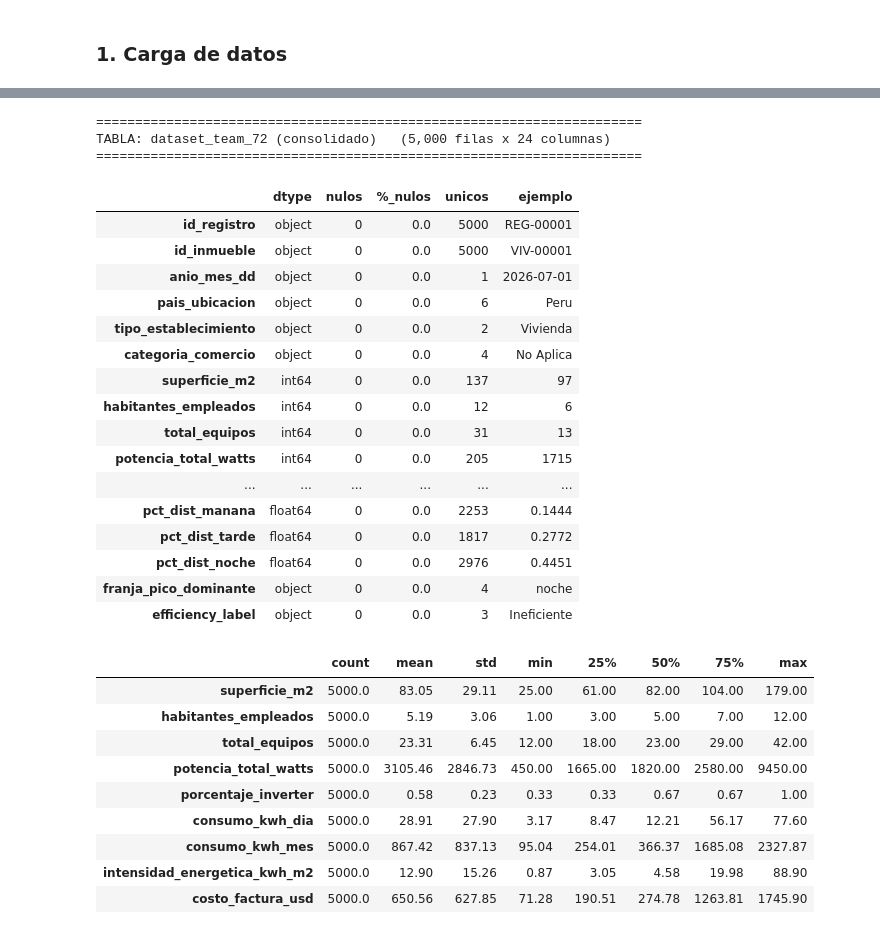
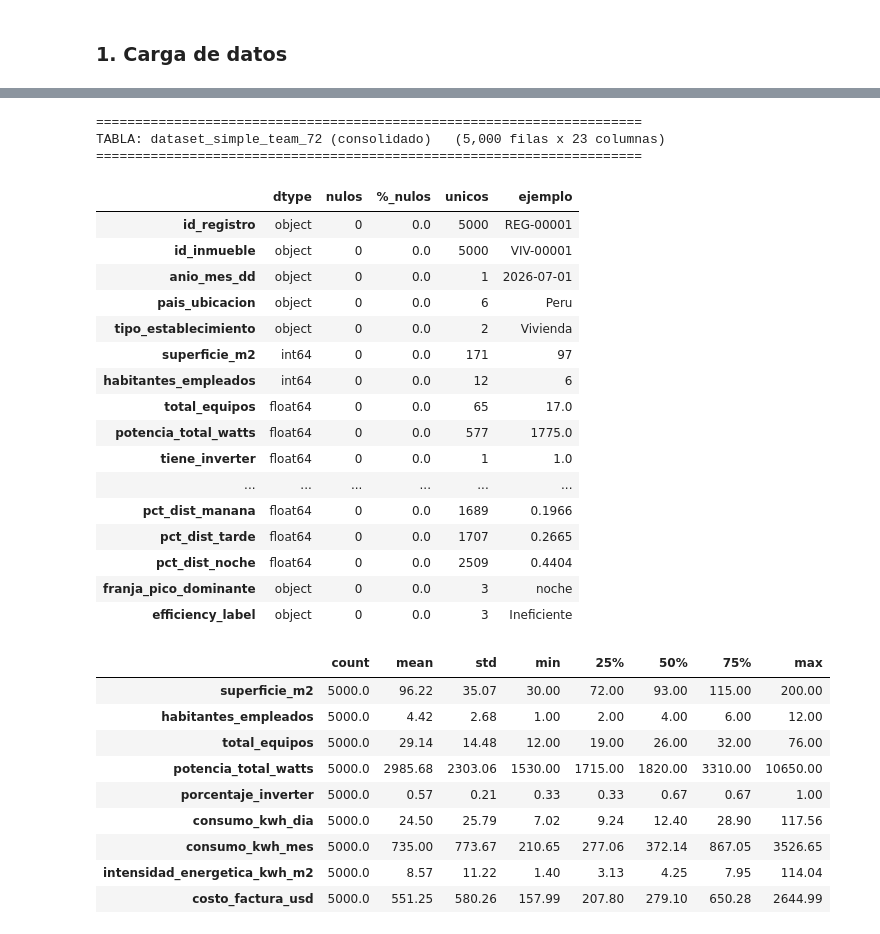
Before and after one commit to No-Country-simulation/G9-LATAM-Team-72-EnergiAI, a Jupyter notebook: EnergiAI_MVP_Team_72.ipynb, the cells around one changed output, grey strips where cells are left out. Drawn from its saved outputs; the diff is of its cells as text; code cells hidden in the pictures.

```diff
--- a/EnergiAI_MVP_Team_72.ipynb
+++ b/EnergiAI_MVP_Team_72.ipynb
@@ -44,16 +67,16 @@ Librerias cargadas.
 ### 1. Carga de datos
 # %%
 # Resolucion robusta de la ruta de datos
-CANDIDATES = ["data_Team_72_EnergiAI", "data/data_Team_72_EnergiAI", ".", "data"]
-DATA_DIR = next((c for c in CANDIDATES if os.path.exists(os.path.join(c, "dataset_team_72.csv"))), None)
-assert DATA_DIR is not None, "No encuentro los CSV. Coloca la carpeta data_Team_72_EnergiAI junto al notebook."
+CANDIDATES = ["data_simple_Team_72_EnergiAI", "data/data_simple_Team_72_EnergiAI", ".", "data"]
+DATA_DIR = next((c for c in CANDIDATES if os.path.exists(os.path.join(c, "dataset_simple_team_72.csv"))), None)
+assert DATA_DIR is not None, "No encuentro los CSV. Coloca la carpeta data_simple_Team_72_EnergiAI junto al notebook."
 print("Usando DATA_DIR =", os.path.abspath(DATA_DIR))
 
 est = pd.read_csv(os.path.join(DATA_DIR, "establecimientos.csv"))
 eq  = pd.read_csv(os.path.join(DATA_DIR, "inventario_equipos.csv"))
 con = pd.read_csv(os.path.join(DATA_DIR, "consumo_mensual.csv"))
 cur = pd.read_csv(os.path.join(DATA_DIR, "curva_carga_horaria.csv"))
-ds  = pd.read_csv(os.path.join(DATA_DIR, "dataset_team_72.csv"))
+ds  = pd.read_csv(os.path.join(DATA_DIR, "dataset_simple_team_72.csv"))
 
 tablas = {"establecimientos": est, "inventario_equipos": eq,
           "consumo_mensual": con, "curva_carga_horaria": cur, "dataset (consolidado)": ds}
@@ -145,8 +162,8 @@ TABLA: curva_carga_horaria   (20,000 filas x 4 columnas)
 # %%
-perfilar(ds, "dataset_team_72 (consolidado)")
+perfilar(ds, "dataset_simple_team_72 (consolidado)")
 # %% [output]
 ======================================================================
-TABLA: dataset_team_72 (consolidado)   (5,000 filas x 24 columnas)
+TABLA: dataset_simple_team_72 (consolidado)   (5,000 filas x 23 columnas)
 ======================================================================
 |  | dtype | nulos | %_nulos | unicos | ejemplo |
 | id_registro | object | 0 | 0.0 | 5000 | REG-00001 |
@@ -154,34 +171,34 @@ TABLA: dataset_team_72 (consolidado)   (5,000 filas x 24 columnas)
 | anio_mes_dd | object | 0 | 0.0 | 1 | 2026-07-01 |
 | pais_ubicacion | object | 0 | 0.0 | 6 | Peru |
 | tipo_establecimiento | object | 0 | 0.0 | 2 | Vivienda |
-| categoria_comercio | object | 0 | 0.0 | 4 | No Aplica |
-| superficie_m2 | int64 | 0 | 0.0 | 137 | 97 |
+| superficie_m2 | int64 | 0 | 0.0 | 171 | 97 |
 | habitantes_empleados | int64 | 0 | 0.0 | 12 | 6 |
-| total_equipos | int64 | 0 | 0.0 | 31 | 13 |
-| potencia_total_watts | int64 | 0 | 0.0 | 205 | 1715 |
+| total_equipos | float64 | 0 | 0.0 | 65 | 17.0 |
+| potencia_total_watts | float64 | 0 | 0.0 | 577 | 1775.0 |
+| tiene_inverter | float64 | 0 | 0.0 | 1 | 1.0 |
 | ... | ... | ... | ... | ... | ... |
-| pct_dist_manana | float64 | 0 | 0.0 | 2253 | 0.1444 |
-| pct_dist_tarde | float64 | 0 | 0.0 | 1817 | 0.2772 |
-| pct_dist_noche | float64 | 0 | 0.0 | 2976 | 0.4451 |
-| franja_pico_dominante | object | 0 | 0.0 | 4 | noche |
+| pct_dist_manana | float64 | 0 | 0.0 | 1689 | 0.1966 |
+| pct_dist_tarde | float64 | 0 | 0.0 | 1707 | 0.2665 |
+| pct_dist_noche | float64 | 0 | 0.0 | 2509 | 0.4404 |
+| franja_pico_dominante | object | 0 | 0.0 | 3 | noche |
 | efficiency_label | object | 0 | 0.0 | 3 | Ineficiente |
 # %%
 # Estadisticos descriptivos de las variables numericas clave
 num_cols = ["superficie_m2","habitantes_empleados","total_equipos","potencia_total_watts",
             "porcentaje_inverter","consumo_kwh_dia","consumo_kwh_mes",
             "intensidad_energetica_kwh_m2","costo_factura_usd"]
-ds[num_cols].describe().T.round(2)
+ds[[c for c in num_cols if c in ds.columns]].describe().T.round(2)
 # %% [output]
 |  | count | mean | std | min | 25% | 50% | 75% | max |
-| superficie_m2 | 5000.0 | 83.05 | 29.11 | 25.00 | 61.00 | 82.00 | 104.00 | 179.00 |
-| habitantes_empleados | 5000.0 | 5.19 | 3.06 | 1.00 | 3.00 | 5.00 | 7.00 | 12.00 |
-| total_equipos | 5000.0 | 23.31 | 6.45 | 12.00 | 18.00 | 23.00 | 29.00 | 42.00 |
-| potencia_total_watts | 5000.0 | 3105.46 | 2846.73 | 450.00 | 1665.00 | 1820.00 | 2580.00 | 9450.00 |
-| porcentaje_inverter | 5000.0 | 0.58 | 0.23 | 0.33 | 0.33 | 0.67 | 0.67 | 1.00 |
-| consumo_kwh_dia | 5000.0 | 28.91 | 27.90 | 3.17 | 8.47 | 12.21 | 56.17 | 77.60 |
-| consumo_kwh_mes | 5000.0 | 867.42 | 837.13 | 95.04 | 254.01 | 366.37 | 1685.08 | 2327.87 |
-| intensidad_energetica_kwh_m2 | 5000.0 | 12.90 | 15.26 | 0.87 | 3.05 | 4.58 | 19.98 | 88.90 |
-| costo_factura_usd | 5000.0 | 650.56 | 627.85 | 71.28 | 190.51 | 274.78 | 1263.81 | 1745.90 |
+| superficie_m2 | 5000.0 | 96.22 | 35.07 | 30.00 | 72.00 | 93.00 | 115.00 | 200.00 |
+| habitantes_empleados | 5000.0 | 4.42 | 2.68 | 1.00 | 2.00 | 4.00 | 6.00 | 12.00 |
+| total_equipos | 5000.0 | 29.14 | 14.48 | 12.00 | 19.00 | 26.00 | 32.00 | 76.00 |
+| potencia_total_watts | 5000.0 | 2985.68 | 2303.06 | 1530.00 | 1715.00 | 1820.00 | 3310.00 | 10650.00 |
+| porcentaje_inverter | 5000.0 | 0.57 | 0.21 | 0.33 | 0.33 | 0.67 | 0.67 | 1.00 |
+| consumo_kwh_dia | 5000.0 | 24.50 | 25.79 | 7.02 | 9.24 | 12.40 | 28.90 | 117.56 |
+| consumo_kwh_mes | 5000.0 | 735.00 | 773.67 | 210.65 | 277.06 | 372.14 | 867.05 | 3526.65 |
+| intensidad_energetica_kwh_m2 | 5000.0 | 8.57 | 11.22 | 1.40 | 3.13 | 4.25 | 7.95 | 114.04 |
+| costo_factura_usd | 5000.0 | 551.25 | 580.26 | 157.99 | 207.80 | 279.10 | 650.28 | 2644.99 |
 # %% [markdown]
 ### 3. Calidad e integridad de la data
 
```
Also changed, not shown: parts of 68 cells of this notebook, 1 other file.
